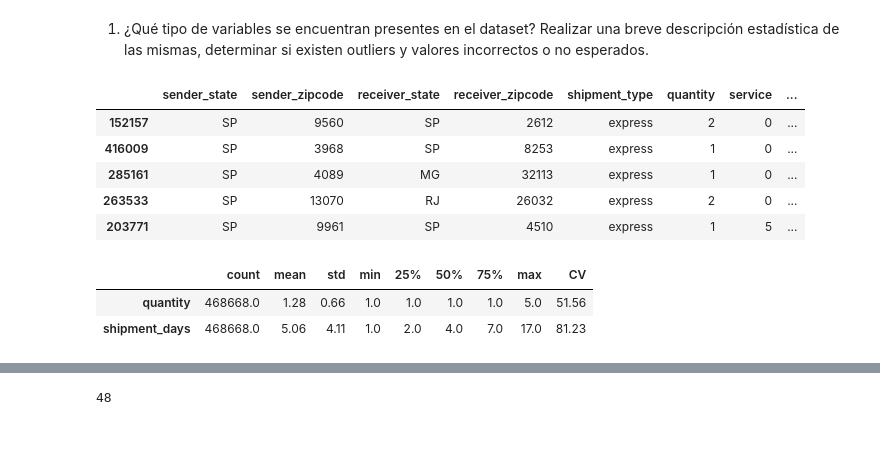
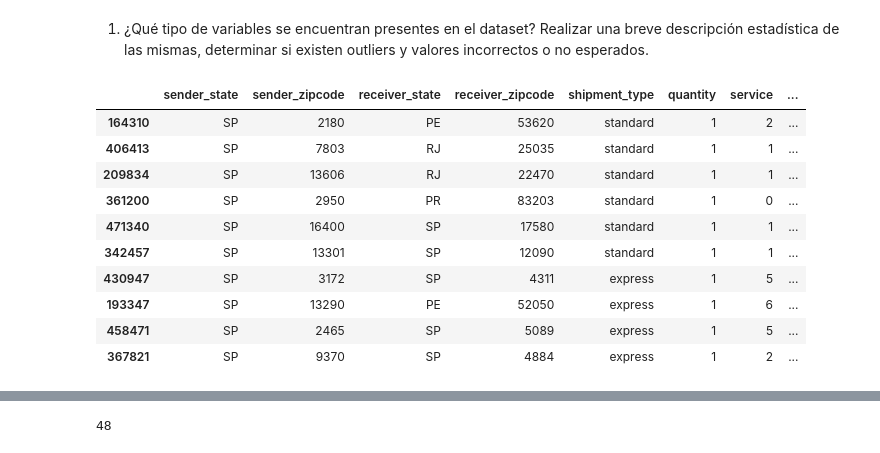
Before and after one commit to cnoeliachaves/diplodatos, a Jupyter notebook: 02_practico.ipynb, the cells around one changed output, grey strips where cells are left out. Saved outputs shown, nothing was run; the diff lists cells and outputs as text; code cells hidden in the pictures.

```diff
--- a/02_practico.ipynb
+++ b/02_practico.ipynb
@@ -111,20 +111,16 @@ Index(['sender_state', 'sender_zipcode', 'receiver_state', 'receiver_zipcode',
 # %% [markdown]
 1. ¿Qué tipo de variables se encuentran presentes en el dataset? Realizar una breve descripción estadística de las mismas, determinar si existen outliers y valores incorrectos o no esperados.
 # %%
-dataset[dataset.columns].sample(5)
+dataset[dataset.columns].sample(10)
 # %% [output]
 |  | sender_state | sender_zipcode | receiver_state | receiver_zipcode | shipment_type | quantity | service | ... |
-| 152157 | SP | 9560 | SP | 2612 | express | 2 | 0 | ... |
-| 416009 | SP | 3968 | SP | 8253 | express | 1 | 0 | ... |
-| 285161 | SP | 4089 | MG | 32113 | express | 1 | 0 | ... |
-| 263533 | SP | 13070 | RJ | 26032 | express | 2 | 0 | ... |
-| 203771 | SP | 9961 | SP | 4510 | express | 1 | 5 | ... |
+| 164310 | SP | 2180 | PE | 53620 | standard | 1 | 2 | ... |
+| 406413 | SP | 7803 | RJ | 25035 | standard | 1 | 1 | ... |
+| 209834 | SP | 13606 | RJ | 22470 | standard | 1 | 1 | ... |
+| 361200 | SP | 2950 | PR | 83203 | standard | 1 | 0 | ... |
+| 471340 | SP | 16400 | SP | 17580 | standard | 1 | 1 | ... |
+| 342457 | SP | 13301 | SP | 12090 | standard | 1 | 1 | ... |
+| 430947 | SP | 3172 | SP | 4311 | express | 1 | 5 | ... |
+| 193347 | SP | 13290 | PE | 52050 | express | 1 | 6 | ... |
+| 458471 | SP | 2465 | SP | 5089 | express | 1 | 5 | ... |
+| 367821 | SP | 9370 | SP | 4884 | express | 1 | 2 | ... |
-# %%
-#Calculamos la descripci´n estadísticas sobre las variables cuantitativas.
-descrip = dataset_clean[['quantity', 'shipment_days']].describe().round(2).transpose()
-descrip['CV'] = (descrip['std']/descrip['mean']*100).round(2)
-descrip
-# %% [output]
-|  | count | mean | std | min | 25% | 50% | 75% | max | CV |
-| quantity | 468668.0 | 1.28 | 0.66 | 1.0 | 1.0 | 1.0 | 1.0 | 5.0 | 51.56 |
-| shipment_days | 468668.0 | 5.06 | 4.11 | 1.0 | 2.0 | 4.0 | 7.0 | 17.0 | 81.23 |
```
Also changed, not shown: parts of 49 cells of this notebook.
